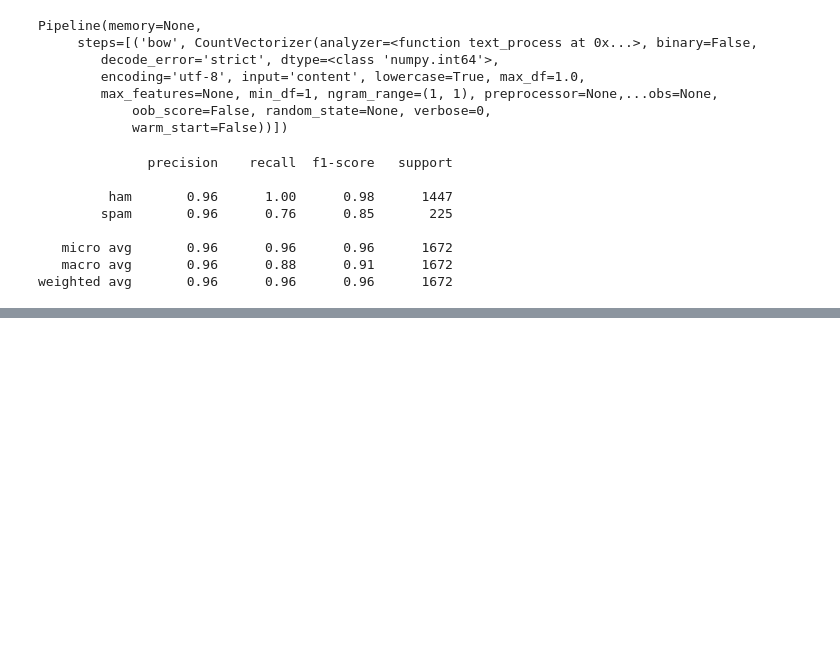
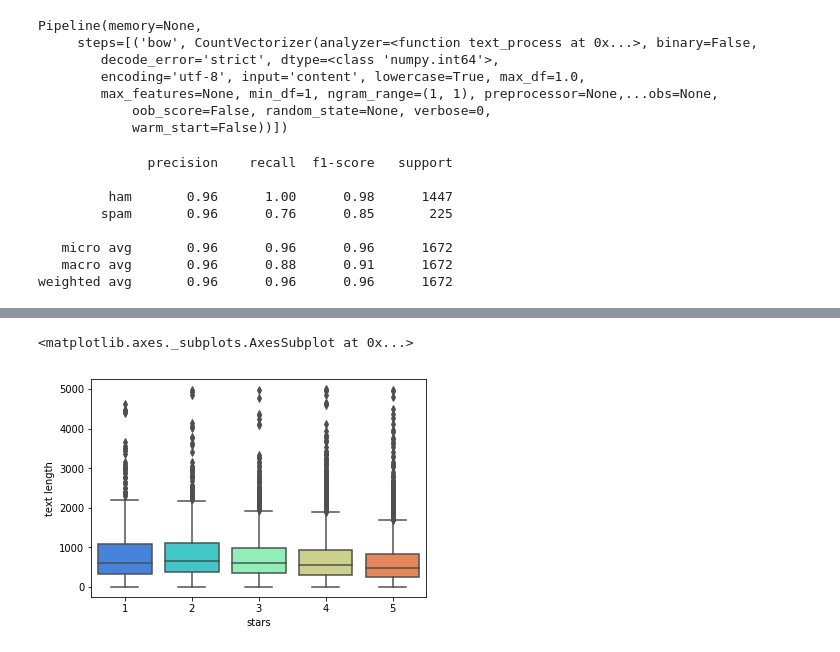
Before and after one commit to jee123/NLP, a Jupyter notebook: SpamHamNotebook.ipynb, the cells around one changed output, grey strips where cells are left out. Saved outputs shown, nothing was run; the diff lists cells and outputs as text; code cells hidden in the pictures; blank space fills up the shorter version.

```diff
--- a/SpamHamNotebook.ipynb
+++ b/SpamHamNotebook.ipynb
@@ -296,0 +353,5 @@ weighted avg       0.96      0.96      0.96      1672
+# %%
+sns.boxplot(x='stars', y='text length', data=yelp, palette='rainbow')
+# %% [output]
+<matplotlib.axes._subplots.AxesSubplot at 0x...>
+[figure, added]
```
Also changed, not shown: parts of 15 cells of this notebook.
